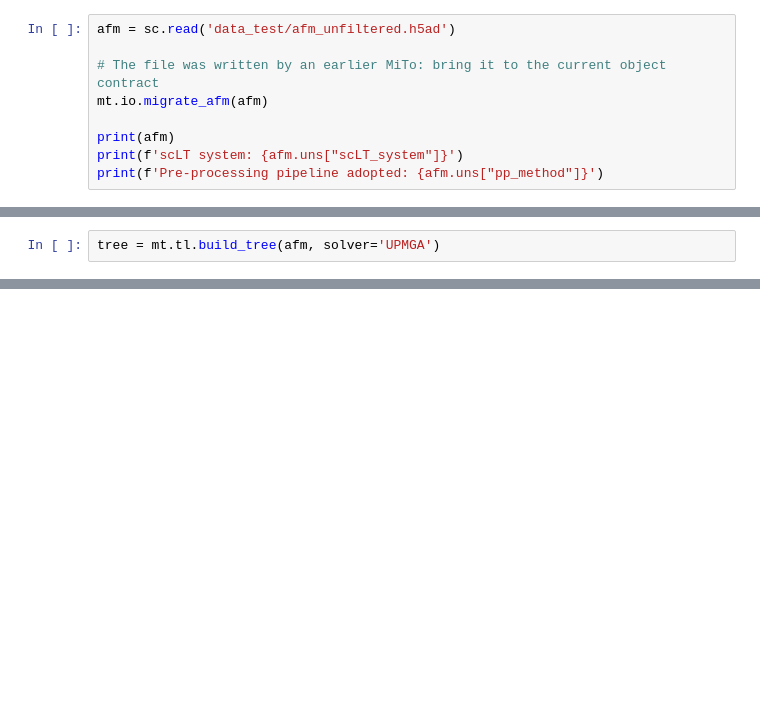
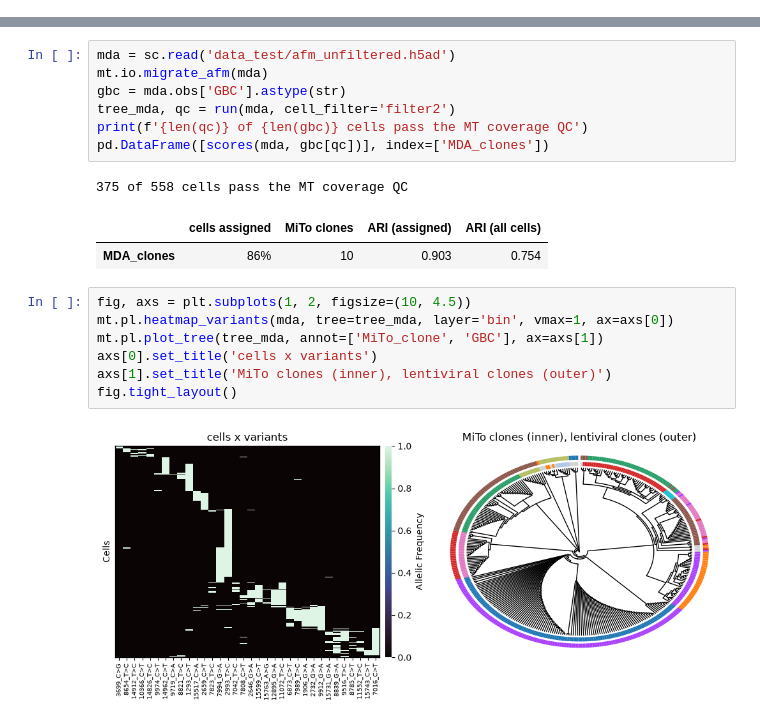
Before and after one commit to andrecossa5/MiTo, a Jupyter notebook: docs/source/benchmark.ipynb, the cells around one changed output, grey strips where cells are left out. Cells and saved outputs as stored; diff of their text form; blank space fills up the shorter version.

```diff
--- a/docs/source/benchmark.ipynb
+++ b/docs/source/benchmark.ipynb
@@ -90,9 +0,0 @@ We can now load our unfiltered AFM:
-# %%
-afm = sc.read('data_test/afm_unfiltered.h5ad')
-
-# The file was written by an earlier MiTo: bring it to the current object contract
-mt.io.migrate_afm(afm)
-
-print(afm)
-print(f'scLT system: {afm.uns["scLT_system"]}')
-print(f'Pre-processing pipeline adopted: {afm.uns["pp_method"]}')
@@ -240,2 +0,0 @@ Phylogeny inference first, then. To accomplish this, we use the `mt.tl.build_tre
-# %%
-tree = mt.tl.build_tree(afm, solver='UPMGA')
@@ -439,0 +116,20 @@ phylogenies), will be available soon.
+# %%
+mda = sc.read('data_test/afm_unfiltered.h5ad')
+mt.io.migrate_afm(mda)
+gbc = mda.obs['GBC'].astype(str)
+tree_mda, qc = run(mda, cell_filter='filter2')
+print(f'{len(qc)} of {len(gbc)} cells pass the MT coverage QC')
+pd.DataFrame([scores(mda, gbc[qc])], index=['MDA_clones'])
+# %% [output]
+375 of 558 cells pass the MT coverage QC
+|  | cells assigned | MiTo clones | ARI (assigned) | ARI (all cells) |
+| MDA_clones | 86% | 10 | 0.903 | 0.754 |
+# %%
+fig, axs = plt.subplots(1, 2, figsize=(10, 4.5))
+mt.pl.heatmap_variants(mda, tree=tree_mda, layer='bin', vmax=1, ax=axs[0])
+mt.pl.plot_tree(tree_mda, annot=['MiTo_clone', 'GBC'], ax=axs[1])
+axs[0].set_title('cells x variants')
+axs[1].set_title('MiTo clones (inner), lentiviral clones (outer)')
+fig.tight_layout()
+# %% [output]
+[figure, added]
```
Also changed, not shown: parts of 64 cells of this notebook, 6 other files.
